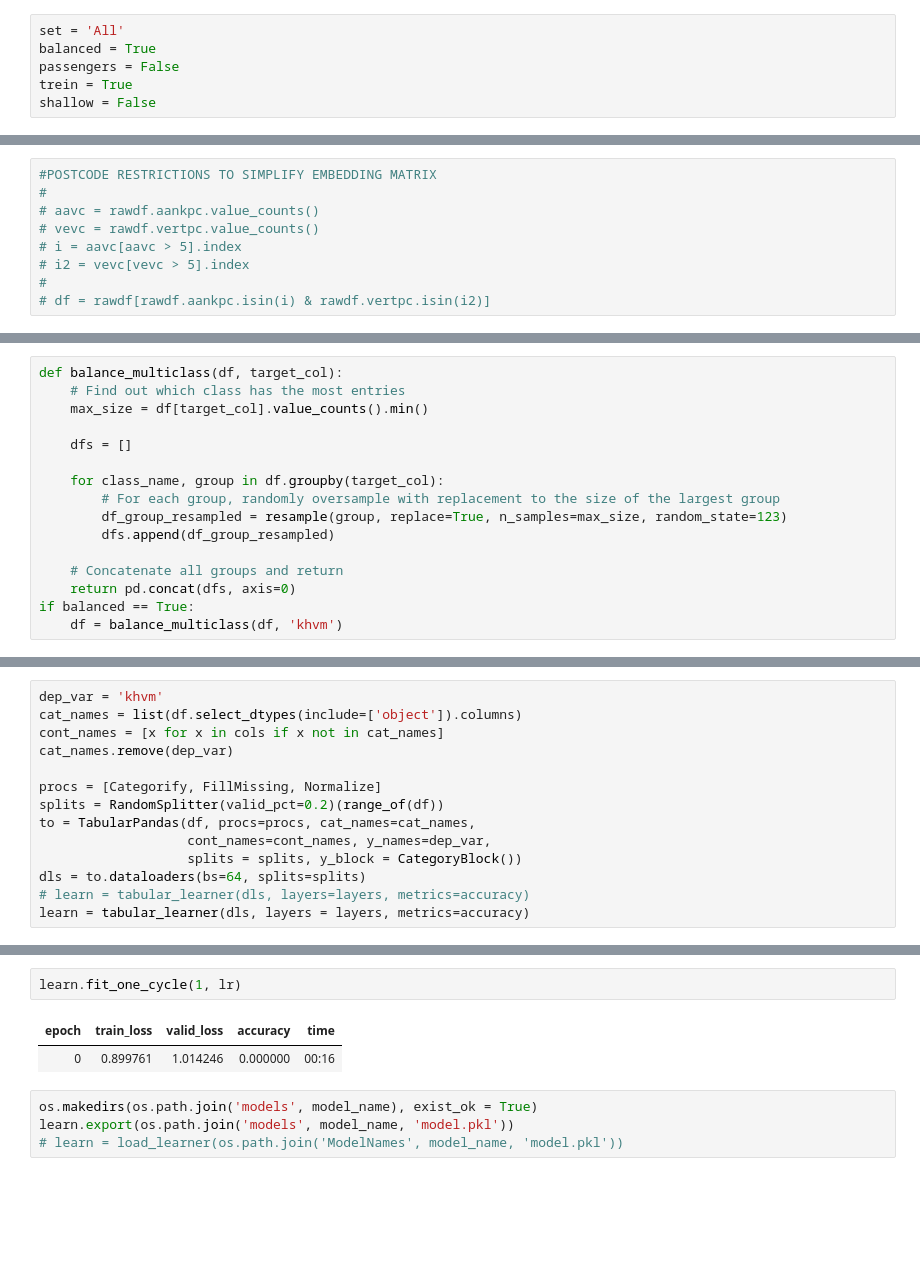
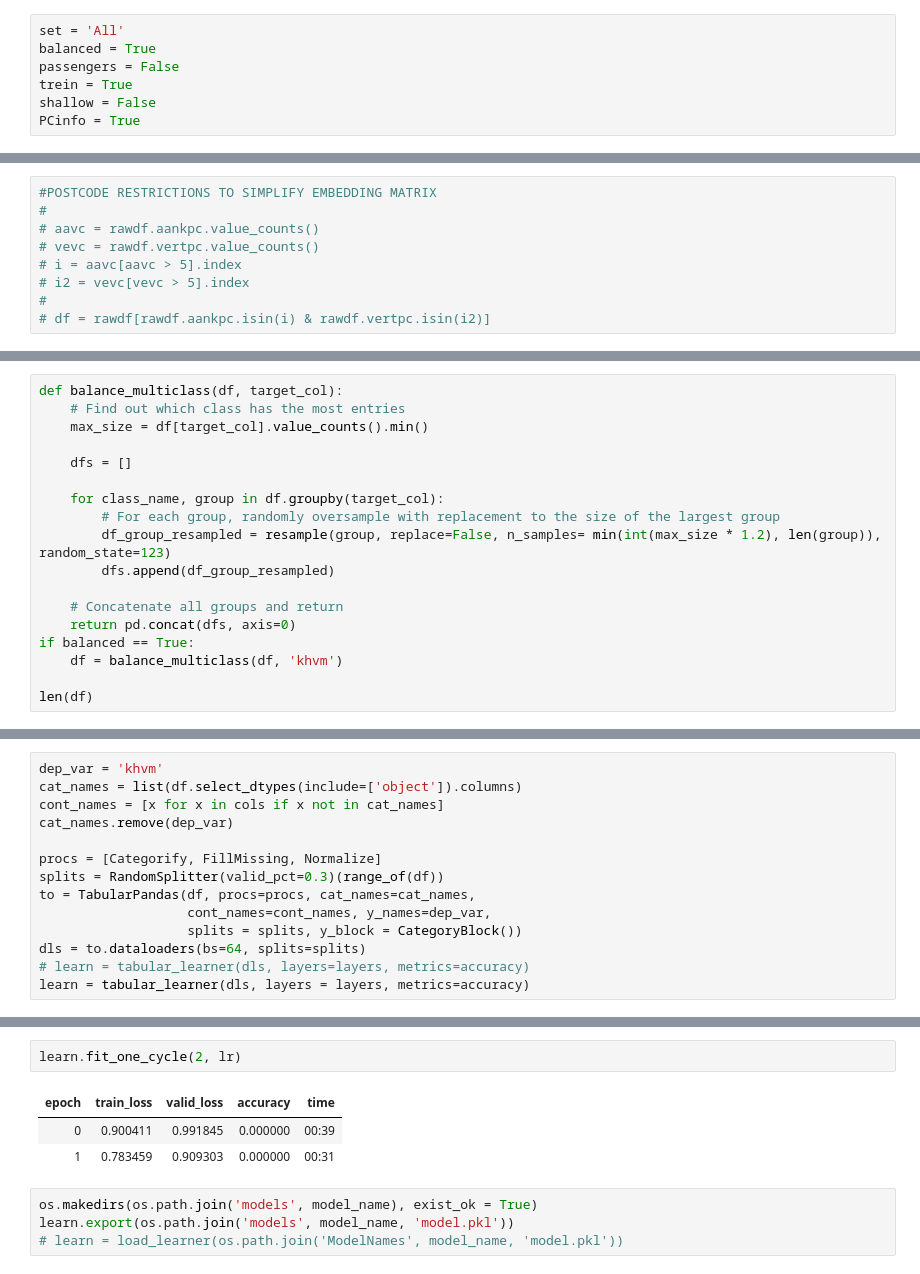
Before and after one commit to RabbiJoshy/Mobility2Vec, a Jupyter notebook: Embeddings/FelyxOTPEmbedFastAI.ipynb, the cells around one changed output, grey strips where cells are left out. Cells and saved outputs as stored; diff of their text form; blank space fills up the shorter version.

```diff
--- a/Embeddings/FelyxOTPEmbedFastAI.ipynb
+++ b/Embeddings/FelyxOTPEmbedFastAI.ipynb
@@ -4,6 +4,7 @@ balanced = True
 passengers = False
 trein = True
 shallow = False
+PCinfo = True
 # %%
 from fastai.tabular.all import *
 import torch
@@ -79,10 +118,12 @@ def balance_multiclass(df, target_col):
 
     for class_name, group in df.groupby(target_col):
         # For each group, randomly oversample with replacement to the size of the largest group
-        df_group_resampled = resample(group, replace=True, n_samples=max_size, random_state=123)
+        df_group_resampled = resample(group, replace=False, n_samples= min(int(max_size * 1.2), len(group)), random_state=123)
         dfs.append(df_group_resampled)
 
     # Concatenate all groups and return
     return pd.concat(dfs, axis=0)
 if balanced == True:
     df = balance_multiclass(df, 'khvm')
+
+len(df)
@@ -93,7 +146,7 @@ cont_names = [x for x in cols if x not in cat_names]
 cat_names.remove(dep_var)
 
 procs = [Categorify, FillMissing, Normalize]
-splits = RandomSplitter(valid_pct=0.2)(range_of(df))
+splits = RandomSplitter(valid_pct=0.3)(range_of(df))
 to = TabularPandas(df, procs=procs, cat_names=cat_names,
                    cont_names=cont_names, y_names=dep_var,
                    splits = splits, y_block = CategoryBlock())
@@ -108,8 +161,9 @@ lr = learn.lr_find()
 # %%
-learn.fit_one_cycle(1, lr)
+learn.fit_one_cycle(2, lr)
 # %% [output]
 | epoch | train_loss | valid_loss | accuracy | time |
-| 0 | 0.899761 | 1.014246 | 0.000000 | 00:16 |
+| 0 | 0.900411 | 0.991845 | 0.000000 | 00:39 |
+| 1 | 0.783459 | 0.909303 | 0.000000 | 00:31 |
 # %%
 os.makedirs(os.path.join('models', model_name), exist_ok = True)
 learn.export(os.path.join('models', model_name, 'model.pkl'))
```
Also changed, not shown: parts of 16 cells of this notebook, 5 other files.
